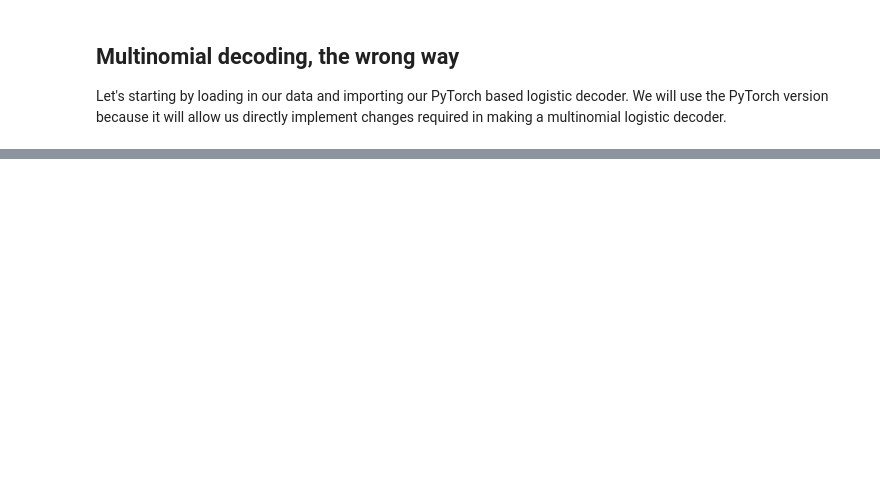
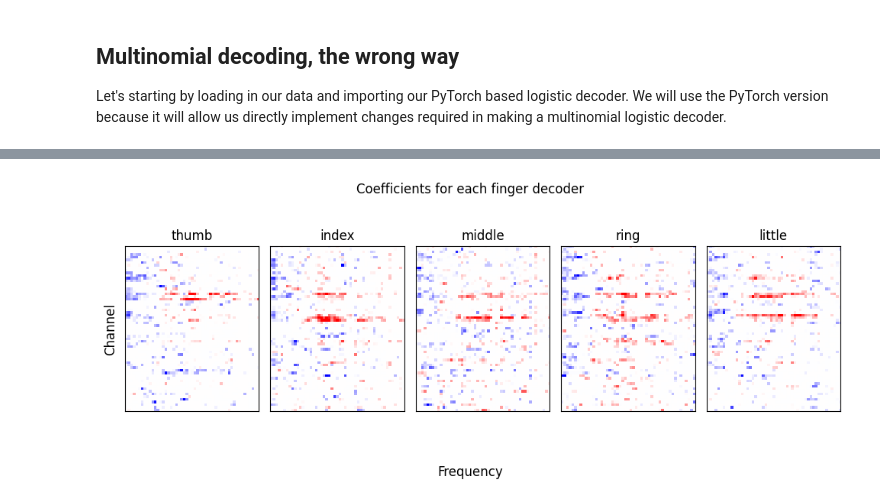
Before and after one commit to dbheadley/DecodingTheBrain, a Jupyter notebook: Week8/notes.ipynb, the cells around one changed output, grey strips where cells are left out. Saved outputs shown, nothing was run; the diff lists cells and outputs as text; code cells hidden in the pictures; blank space fills up the shorter version.

```diff
--- a/Week8/notes.ipynb
+++ b/Week8/notes.ipynb
@@ -186,0 +185,20 @@ Another, less obvious issue, is how the output of the decoder is configured. Whe
+# %%
+# Get the coefficients from each decoder
+coefs_nv = np.zeros((len(finger_names), flex_feats_te.shape[1]))
+
+for ind, finger in enumerate(finger_names):
+    coefs_nv[ind,:] = lr_single[finger].get_coefs()
+
+# plot coefficients
+fig, axs = plt.subplots(1, len(finger_names), figsize=(10,4))
+for ind, finger in enumerate(finger_names):
+    axs[ind].imshow(coefs_nv[ind,:].reshape((63,51)), cmap='bwr', norm=plt.Normalize(-0.1,0.1))
+    axs[ind].set_title(finger)
+    axs[ind].set_xticks([])
+    axs[ind].set_yticks([])
+fig.suptitle('Coefficients for each finger decoder')
+fig.supxlabel('Frequency')
+fig.supylabel('Channel')
+fig.tight_layout()
+# %% [output]
+[figure, added]
```
Also changed, not shown: parts of 57 cells of this notebook, 2 other files.
